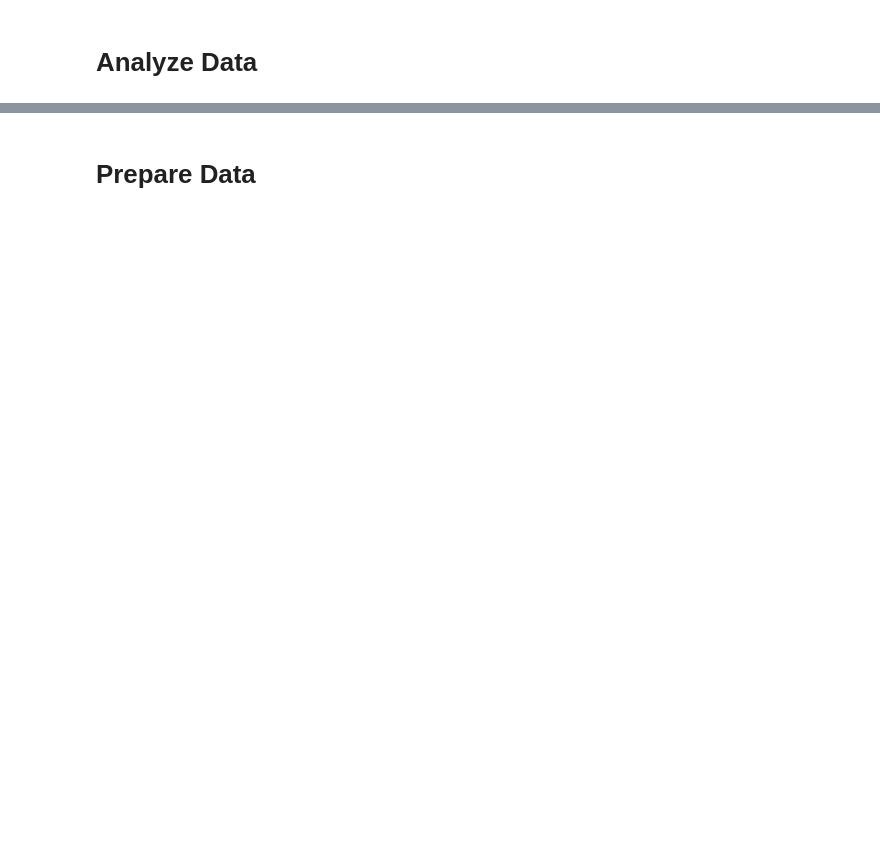
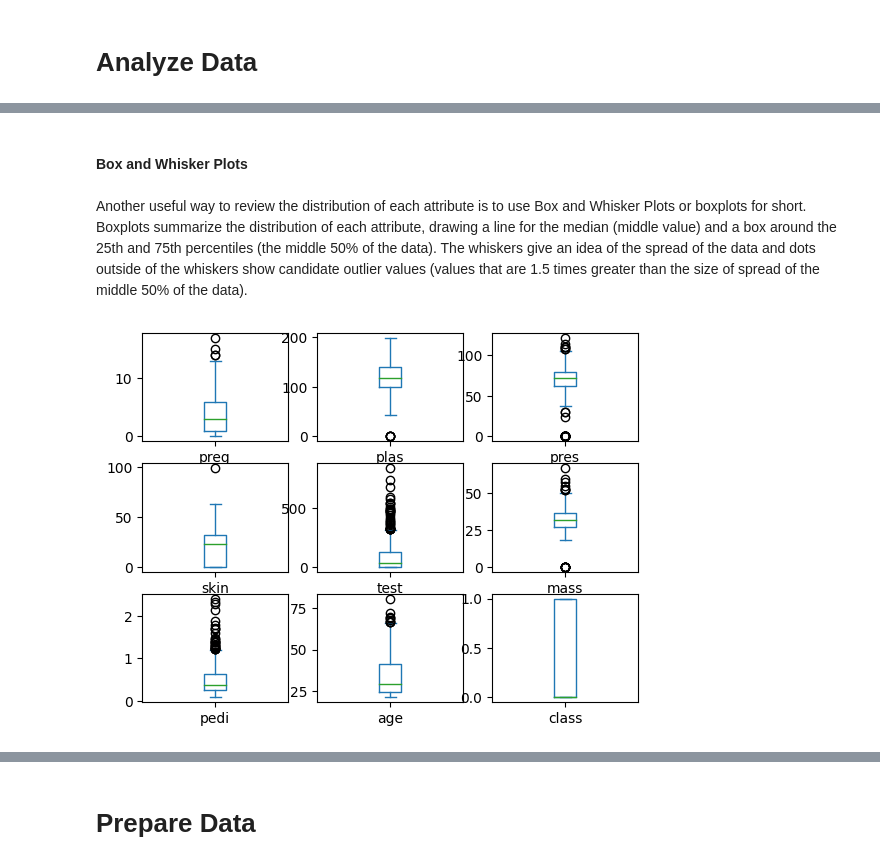
Before and after one commit to najmehtaleb/machine-learning, a Jupyter notebook: nbs/quick-start/intro.ipynb, the cells around one changed output, grey strips where cells are left out. Cells and saved outputs as stored; diff of their text form; code cells hidden in the pictures; blank space fills up the shorter version.

```diff
--- a/nbs/quick-start/intro.ipynb
+++ b/nbs/quick-start/intro.ipynb
@@ -85,0 +455,14 @@ parameters and pre-processing data.
+# %% [markdown]
+#### Box and Whisker Plots
+# %% [markdown]
+Another useful way to review the distribution of each attribute is to use Box and Whisker Plots
+or boxplots for short. Boxplots summarize the distribution of each attribute, drawing a line for
+the median (middle value) and a box around the 25th and 75th percentiles (the middle 50% of
+the data). The whiskers give an idea of the spread of the data and dots outside of the whiskers
+show candidate outlier values (values that are 1.5 times greater than the size of spread of the
+middle 50% of the data).
+# %%
+data.plot(kind='box', subplots=True, layout=(3,3), sharex=False, sharey=False)
+pyplot.show()
+# %% [output]
+[figure, added]
```
Also changed, not shown: parts of 112 cells of this notebook, 4 other files.
